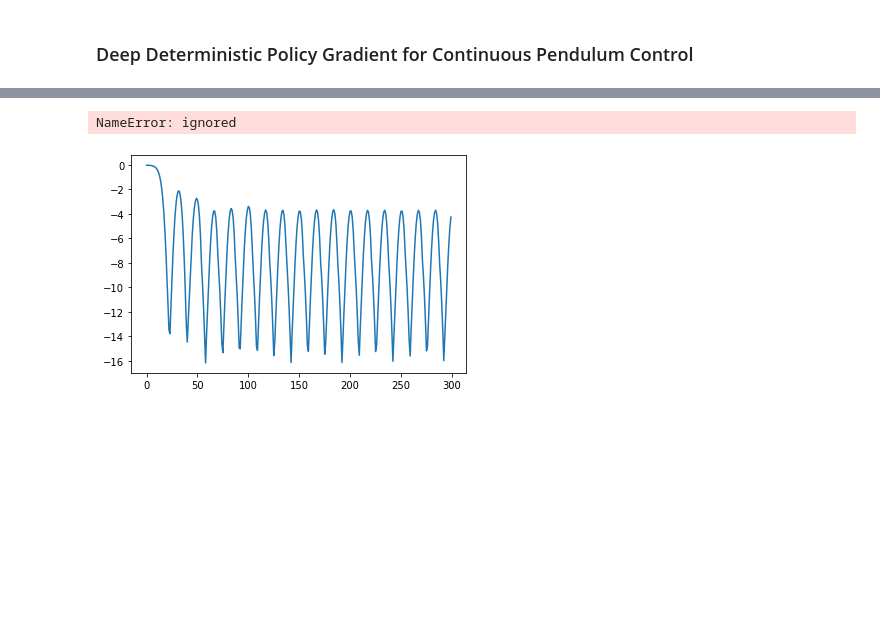
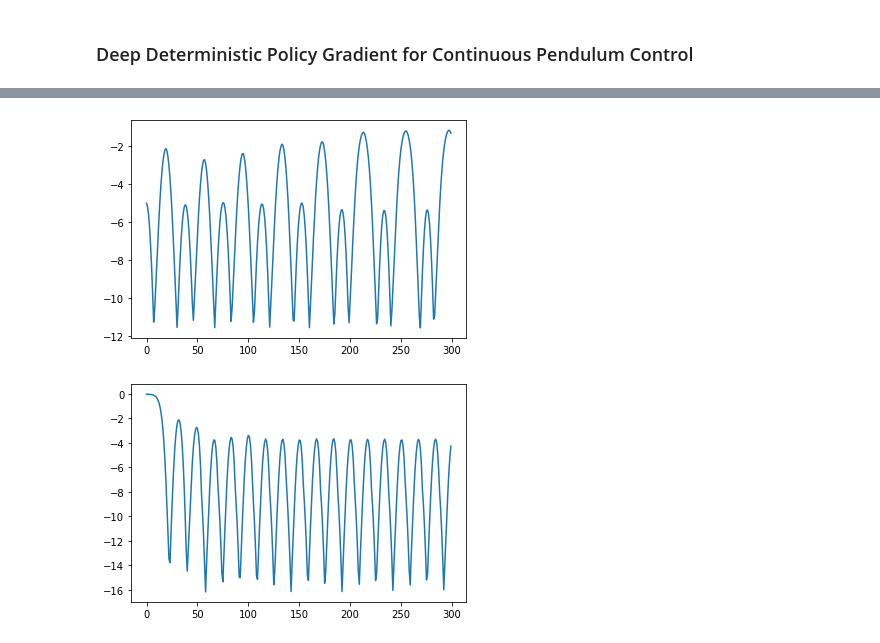
Before and after one commit to geekpradd/Reinforcement-Learning-Stock-Trader, a Jupyter notebook: Pendulum-DDPG/DDPG.ipynb, the cells around one changed output, grey strips where cells are left out. Drawn from its saved outputs; the diff is of its cells as text; code cells hidden in the pictures; blank space fills up the shorter version.

```diff
--- a/Pendulum-DDPG/DDPG.ipynb
+++ b/Pendulum-DDPG/DDPG.ipynb
@@ -162,30 +168,28 @@ class Agent:
     def train(self, sample_size):
         self.step += 1
         batch = self.buffer.sample(sample_size)
-        for prev_state, prev_action, reward, state in batch:
-            state_action = np.array([self.actor.get_action(state)])
-            action_tensor = tf.Variable(shape = (1, 1), initial_value = state_action)
-            input_tensor = tf.Variable(shape=state.shape, initial_value = state)
-            output = tf.squeeze(self.critic.get_qvalues(input_tensor, action_tensor, False)).numpy()
-            output = reward + self.discount*output
+        m = len(batch)
+        action_array = np.array([ [self.actor.get_action(element[3])] for element in batch])
+        state_array = np.array([ element[3] for element in batch])
+        prev_state_array = np.array([ element[0] for element in batch])
+        prev_action_array = np.array([ [[element[2]]] for element in batch])
+        output = self.critic.get_qvalues(state_array, action_array, False)
+        output = np.array([element[2] + self.discount*out[0] for element, out in zip(batch, output)])
+        self.critic.critic_online.fit([state_array, action_array], output, verbose=0)
 
-            self.critic.critic_online.fit([np.array([state]), np.array([state_action])], np.array([[output]]), verbose=0)
+        prev_state_tensor = tf.Variable(shape = prev_state_array.shape, initial_value = prev_state_array)
+        prev_action_tensor = tf.Variable(shape = prev_action_array.shape, initial_value = prev_action_array)
 
-            prev_state_tensor = tf.Variable(shape=prev_state.shape, initial_value = prev_state)
-            prev_action_tensor = tf.Variable(shape = (1, 1), initial_value = [prev_action])
+        with tf.GradientTape(persistent=True) as g:
+            g.watch(prev_action_tensor)
+            g.watch(prev_state_tensor)
+            value = self.critic.call(prev_state_tensor, prev_action_tensor)
+            action = self.actor.actor(prev_state_tensor)
 
-            with tf.GradientTape(persistent=True) as g:
-                g.watch(prev_action_tensor)
-                g.watch(prev_state_tensor)
-                value = self.critic.get_qvalues(prev_state_tensor, prev_action_tensor)
-                action = self.actor.actor(prev_state_tensor)
-
-            gradient = tf.squeeze(g.gradient(value, prev_action_tensor)).numpy()
-            gradient_actor = g.gradient(action, self.actor.actor.trainable_weights)
-            gradient_actor = [-gradient*gradient for gradient in gradient_actor]
-
-            self.optimizer.apply_gradients(zip(gradient_actor, self.actor.actor.trainable_weights))
-
+        gradient = -tf.squeeze(g.gradient(value, prev_action_tensor))
+        gradient = tf.cast(gradient, tf.float32)
+        gradient_actor = g.gradient(action, self.actor.actor.trainable_weights, gradient)
+        self.optimizer.apply_gradients(zip(gradient_actor, self.actor.actor.trainable_weights))
         self.critic.merge_networks(self.tau)
 
         if self.step%self.save_frequency == 0:
@@ -199,7 +203,7 @@ AGENT_PARAMS = {
 	"action_dimensions": 1,
 	"critic_optimizer": tf.keras.optimizers.Adam(learning_rate = 0.001),
 	"actor_optimizer": tf.keras.optimizers.Adam(learning_rate = 0.0001),
-	"batch_size": 32,
+	"batch_size": 64,
 	"buffer_size":1000000,
 	"discount": 0.99,
 	"tau": 0.001,
@@ -208,26 +212,26 @@ AGENT_PARAMS = {
 agent = Agent(AGENT_PARAMS)
 env = gym.make('Pendulum-v0')
 # %%
-ITERATIONS = 3000
+ITERATIONS = 100000
 render = False
 pbar = tqdm(desc="Game Step: ", total=ITERATIONS)
 
 action = agent.agent_start(env.reset())
 observation, reward, done, info = env.step(action)
 rewards= []
 
 for _ in range(ITERATIONS):
     action = agent.agent_step(reward, observation)
     observation, reward, done, info = env.step(action)
     rewards.append(reward)
     if render:
         env.render()
     pbar.update(1)
 
 plt.plot(list(range(ITERATIONS)), rewards)
 plt.show()
 # %% [output]
-NameError: ignored
+[figure, added]
 # %%
 import matplotlib.pyplot as plt
 # %%
```
Also changed, not shown: parts of 2 cells of this notebook.
